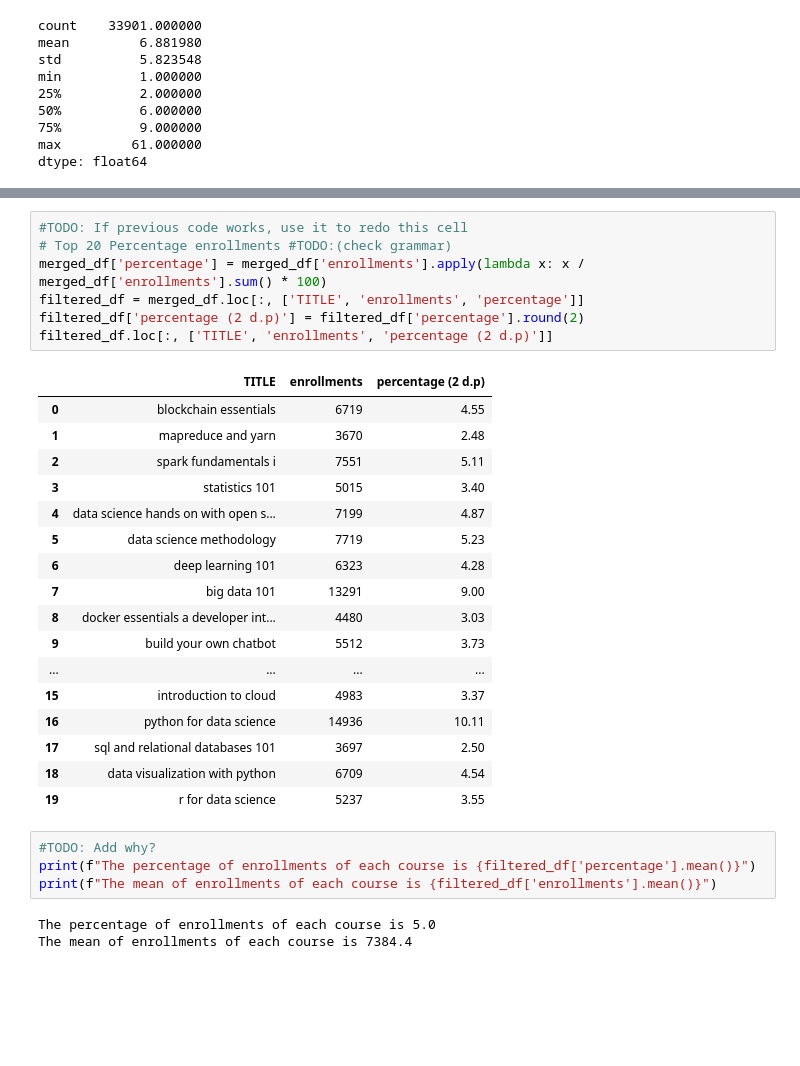
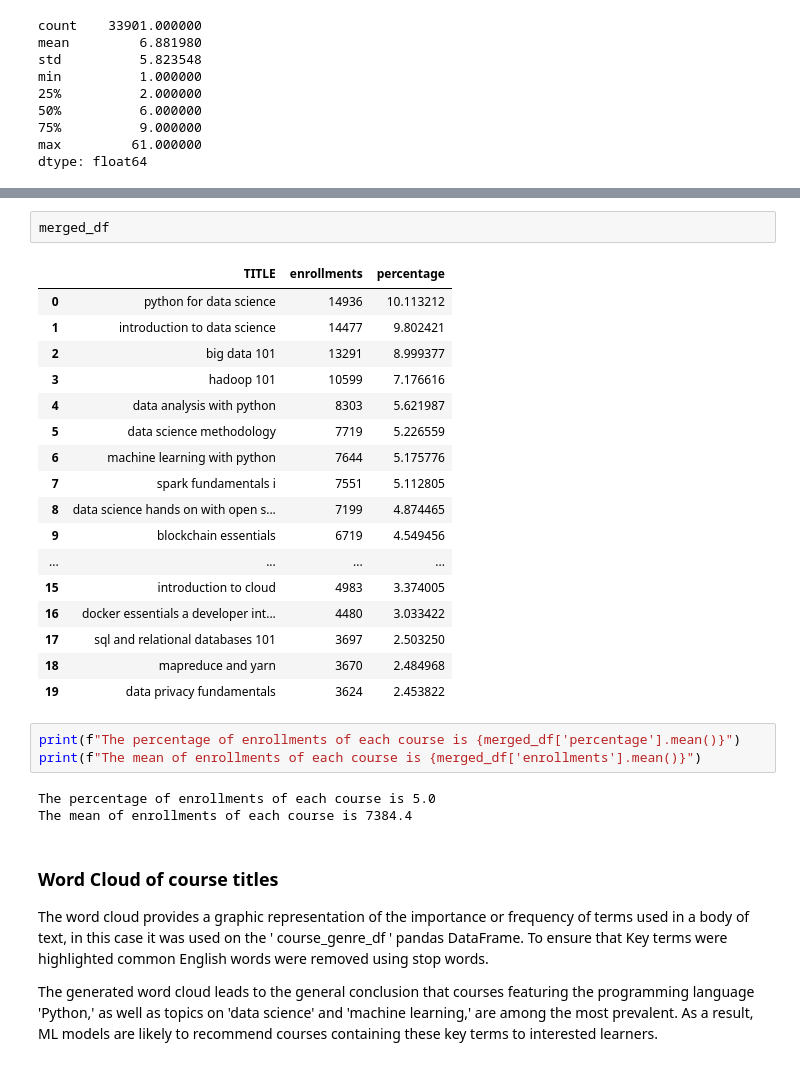
Before and after one commit to Ikram-c/Course-Recommendor-System-IBM-, a Jupyter notebook: EDA IBM capstone project.ipynb, the cells around one changed output, grey strips where cells are left out. Drawn from its saved outputs; the diff is of its cells as text; blank space fills up the shorter version.

```diff
--- a/EDA IBM capstone project.ipynb
+++ b/EDA IBM capstone project.ipynb
@@ -230,35 +144,35 @@ The total course enrollments is 233306
-# %%
-#TODO: If previous code works, use it to redo this cell
-# Top 20 Percentage enrollments #TODO:(check grammar)
-merged_df['percentage'] = merged_df['enrollments'].apply(lambda x: x / merged_df['enrollments'].sum() * 100)
-filtered_df = merged_df.loc[:, ['TITLE', 'enrollments', 'percentage']]
-filtered_df['percentage (2 d.p)'] = filtered_df['percentage'].round(2)
-filtered_df.loc[:, ['TITLE', 'enrollments', 'percentage (2 d.p)']]
-# %% [output]
-|  | TITLE | enrollments | percentage (2 d.p) |
-| 0 | blockchain essentials | 6719 | 4.55 |
-| 1 | mapreduce and yarn | 3670 | 2.48 |
-| 2 | spark fundamentals i | 7551 | 5.11 |
-| 3 | statistics 101 | 5015 | 3.40 |
-| 4 | data science hands on with open s... | 7199 | 4.87 |
-| 5 | data science methodology | 7719 | 5.23 |
-| 6 | deep learning 101 | 6323 | 4.28 |
-| 7 | big data 101 | 13291 | 9.00 |
-| 8 | docker essentials a developer int... | 4480 | 3.03 |
-| 9 | build your own chatbot | 5512 | 3.73 |
-| ... | ... | ... | ... |
-| 15 | introduction to cloud | 4983 | 3.37 |
-| 16 | python for data science | 14936 | 10.11 |
-| 17 | sql and relational databases 101 | 3697 | 2.50 |
-| 18 | data visualization with python | 6709 | 4.54 |
-| 19 | r for data science | 5237 | 3.55 |
+# %%
+merged_df
+# %% [output]
+|  | TITLE | enrollments | percentage |
+| 0 | python for data science | 14936 | 10.113212 |
+| 1 | introduction to data science | 14477 | 9.802421 |
+| 2 | big data 101 | 13291 | 8.999377 |
+| 3 | hadoop 101 | 10599 | 7.176616 |
+| 4 | data analysis with python | 8303 | 5.621987 |
+| 5 | data science methodology | 7719 | 5.226559 |
+| 6 | machine learning with python | 7644 | 5.175776 |
+| 7 | spark fundamentals i | 7551 | 5.112805 |
+| 8 | data science hands on with open s... | 7199 | 4.874465 |
+| 9 | blockchain essentials | 6719 | 4.549456 |
+| ... | ... | ... | ... |
+| 15 | introduction to cloud | 4983 | 3.374005 |
+| 16 | docker essentials a developer int... | 4480 | 3.033422 |
+| 17 | sql and relational databases 101 | 3697 | 2.503250 |
+| 18 | mapreduce and yarn | 3670 | 2.484968 |
+| 19 | data privacy fundamentals | 3624 | 2.453822 |
 # %%
-#TODO: Add why?
-print(f"The percentage of enrollments of each course is {filtered_df['percentage'].mean()}")
-print(f"The mean of enrollments of each course is {filtered_df['enrollments'].mean()}")
+print(f"The percentage of enrollments of each course is {merged_df['percentage'].mean()}")
+print(f"The mean of enrollments of each course is {merged_df['enrollments'].mean()}")
 # %% [output]
 The percentage of enrollments of each course is 5.0
 The mean of enrollments of each course is 7384.4
+# %% [markdown]
+### Word Cloud of course titles
+
+The word cloud provides a graphic representation of the importance or frequency of terms used in a body of text, in this case it was used on the ' course_genre_df ' pandas DataFrame. To ensure that Key terms were highlighted common English words were removed using stop words.
+
+The generated word cloud leads to the general conclusion that courses featuring the programming language 'Python,' as well as topics on 'data science' and 'machine learning,' are among the most prevalent. As a result, ML models are likely to recommend courses containing these key terms to interested learners.
 # %%
 # Word cloud
 
```
Also changed, not shown: parts of 14 cells of this notebook, 5 other files.
